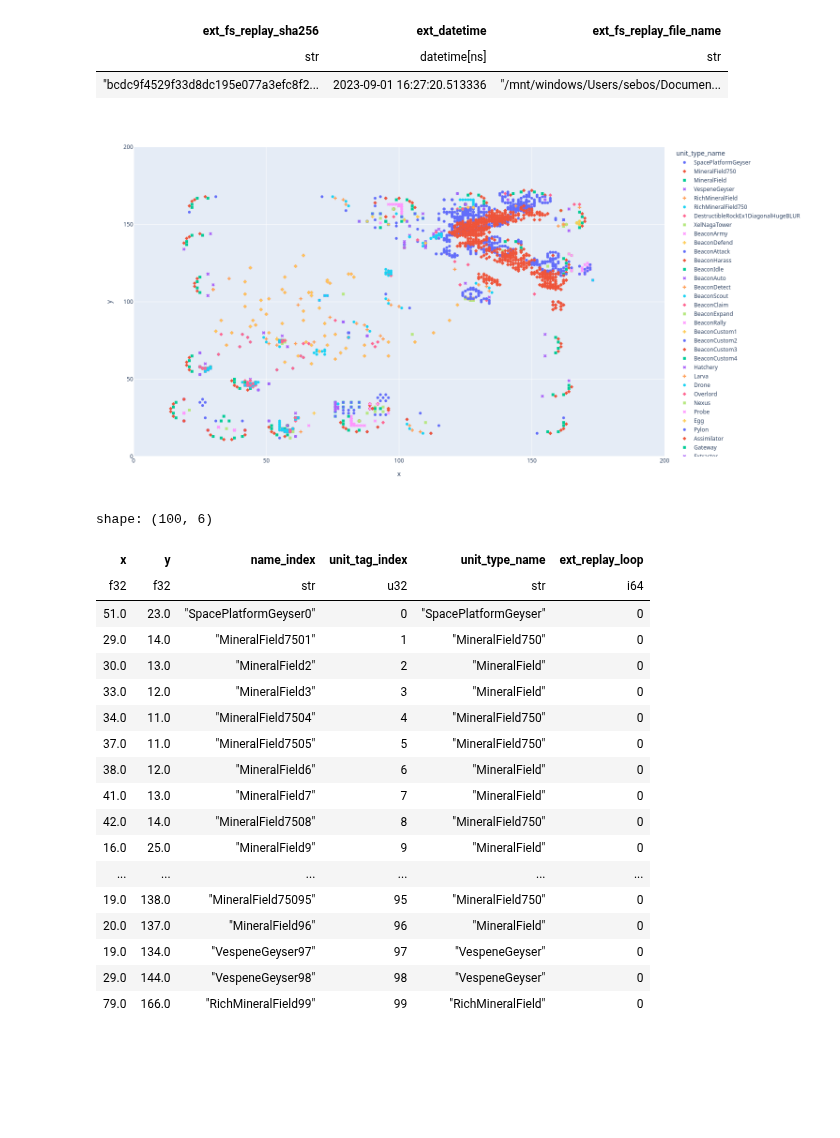
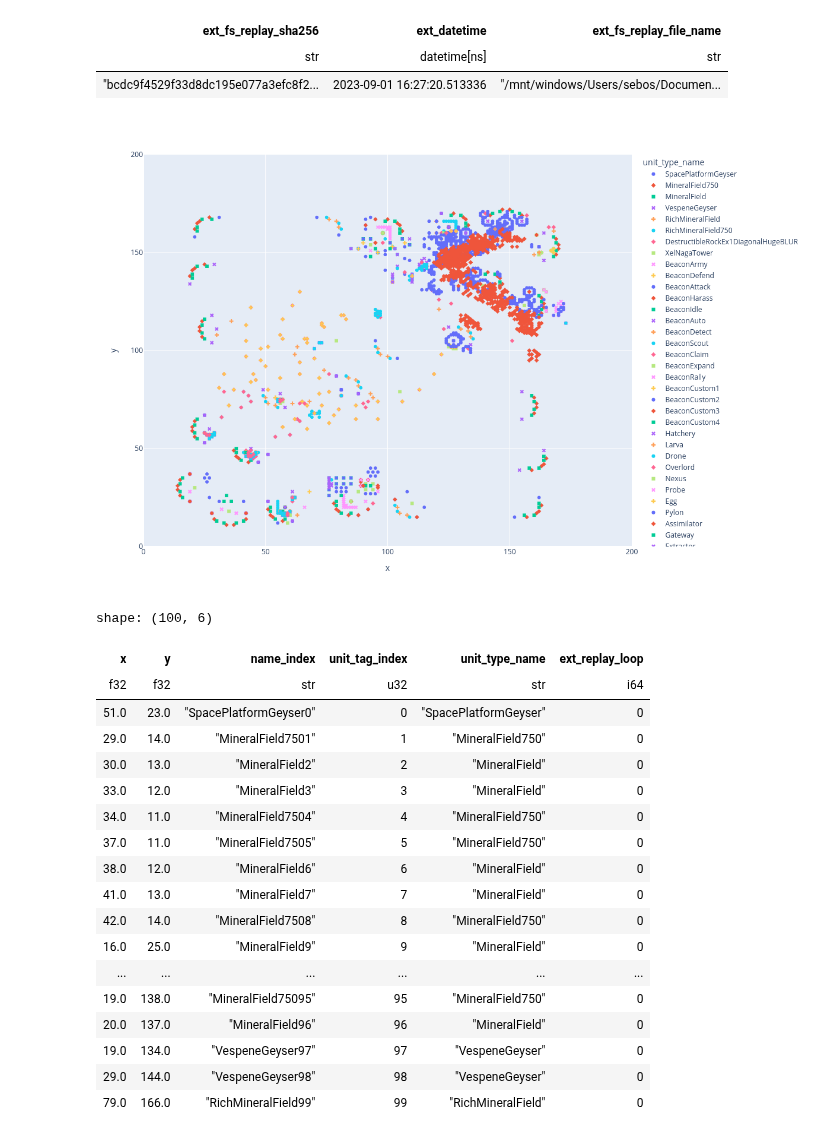
Before and after one commit to sebosp/s2protocol-rs, a Jupyter notebook: jupyter_notebooks/Basic-Unit-Queries.ipynb, the cells around one changed output. Cells and saved outputs as stored; diff of their text form; code cells hidden in the pictures; blank space fills up the shorter version.

```diff
--- a/jupyter_notebooks/Basic-Unit-Queries.ipynb
+++ b/jupyter_notebooks/Basic-Unit-Queries.ipynb
@@ -39,5 +40,13 @@ pl.Config.set_fmt_str_lengths(256)
 
 unit_born_df = pl.scan_ipc("/home/seb/git/s2protocol-rs/ipcs/unit_born.ipc")
 unit_died_df = pl.scan_ipc("/home/seb/git/s2protocol-rs/ipcs/unit_died.ipc")
-orig_details_df = pl.scan_ipc("/home/seb/git/s2protocol-rs/ipcs/details.ipc")
 stats_df = pl.scan_ipc("/home/seb/git/s2protocol-rs/ipcs/stats.ipc")
+details_df = pl.scan_ipc("/home/seb/git/s2protocol-rs/ipcs/details.ipc")
+
+latest_replay_digest = orig_details_df.collect().sort("ext_datetime", descending=True).select(pl.col("ext_fs_replay_sha256")).limit(1)
+# In this case I'm interested in my own user data.
+my_username = "2-1-8459957-Sazed"
+# To find your user, you can inspect a replay, for example the latest one, this is a combination of the blizzard ids, region, etc.
+unit_born_df.filter(
+    (pl.col("ext_fs_replay_sha256") == latest_replay_digest)
+).group_by("ext_replay_detail_player_name").agg(pl.count()).collect()
@@ -44,19 +62,7 @@ stats_df = pl.scan_ipc("/home/seb/git/s2protocol-rs/ipcs/stats.ipc")
 # %%
-freq_maps_df = (
-    orig_details_df.group_by("title")
-    .agg(pl.count())
-    .filter(pl.col("count") > 25)
-    .with_columns(pl.col("count").alias("map_count"))
-    .select(["title", "map_count"])
-)
-details_df = orig_details_df.join(freq_maps_df, on="title", how="inner")
-# unit_born_df.group_by("ext_replay_detail_player_name").agg(pl.count()).filter(
-#    pl.col("count") > 10
-# ).collect().sort("count", descending=True)#
-# freq_maps_df.collect().sort("map_count", descending=True)
-orig_details_df.filter(
+details_df.filter(
     pl.col("ext_fs_replay_sha256")
-    == "bcdc9f4529f33d8dc195e077a3efc8f2f5d171629589810258ce9c3b2884d606"
+    == latest_replay_digest
 ).select(
     [
         pl.col("ext_fs_replay_sha256"),
@@ -78,7 +84,7 @@ unit_born_ec_le = (
         .filter(
             (
                 pl.col("ext_fs_replay_sha256")
-                == "bcdc9f4529f33d8dc195e077a3efc8f2f5d171629589810258ce9c3b2884d606"
+                == latest_replay_digest
             )
             # & (pl.col("unit_type_name") == "Hatchery")
             & (pl.col("unit_type_name") != "InvisibleTargetDummy")
@@ -88,37 +94,36 @@ unit_born_ec_le = (
                 "name_index"
             )
         )
         .select(
             [
                 pl.col("x"),
                 pl.col("y"),
                 pl.col("name_index"),
                 pl.col("unit_tag_index"),
                 pl.col("unit_type_name"),
                 pl.col("ext_replay_loop"),
             ]
         )
     )
     .collect()
     .sort("ext_replay_loop")
 )
 
 unit_born_map = px.scatter(
     unit_born_ec_le,
     x="x",
     y="y",
     color="unit_type_name",
     symbol="unit_type_name",
     width=1200,
     height=800,
     range_x=(0, 200),
-    range_y=(0, 200),
-    render_mode="svg",
+    range_y=(0, 200)
 )
-unit_born_map.show()
+unit_born_map.show(renderer="png")
 unit_born_ec_le.head(100)
 # %% [output]
-[figure, old version]
+[figure, new version]
 shape: (100, 6)
 | x | y | name_index | unit_tag_index | unit_type_name | ext_replay_loop |
 | f32 | f32 | str | u32 | str | i64 |
```
Also changed, not shown: parts of 9 cells of this notebook, 1 other file.
